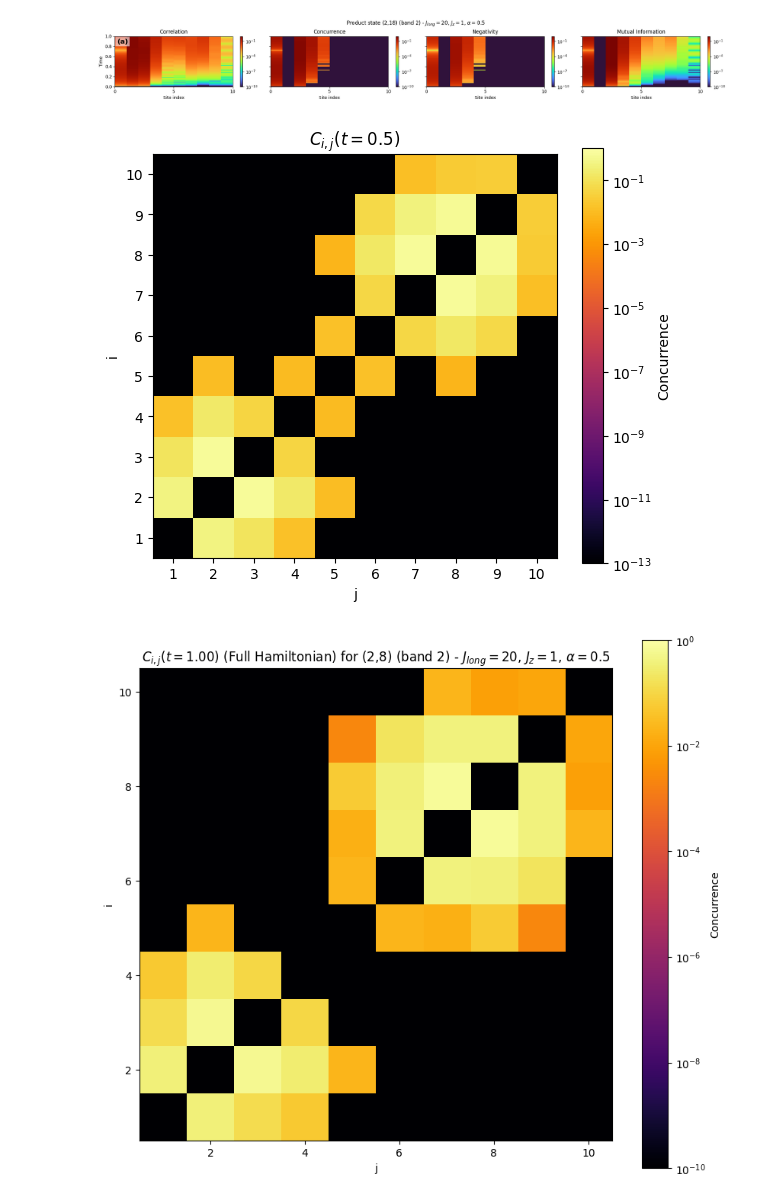
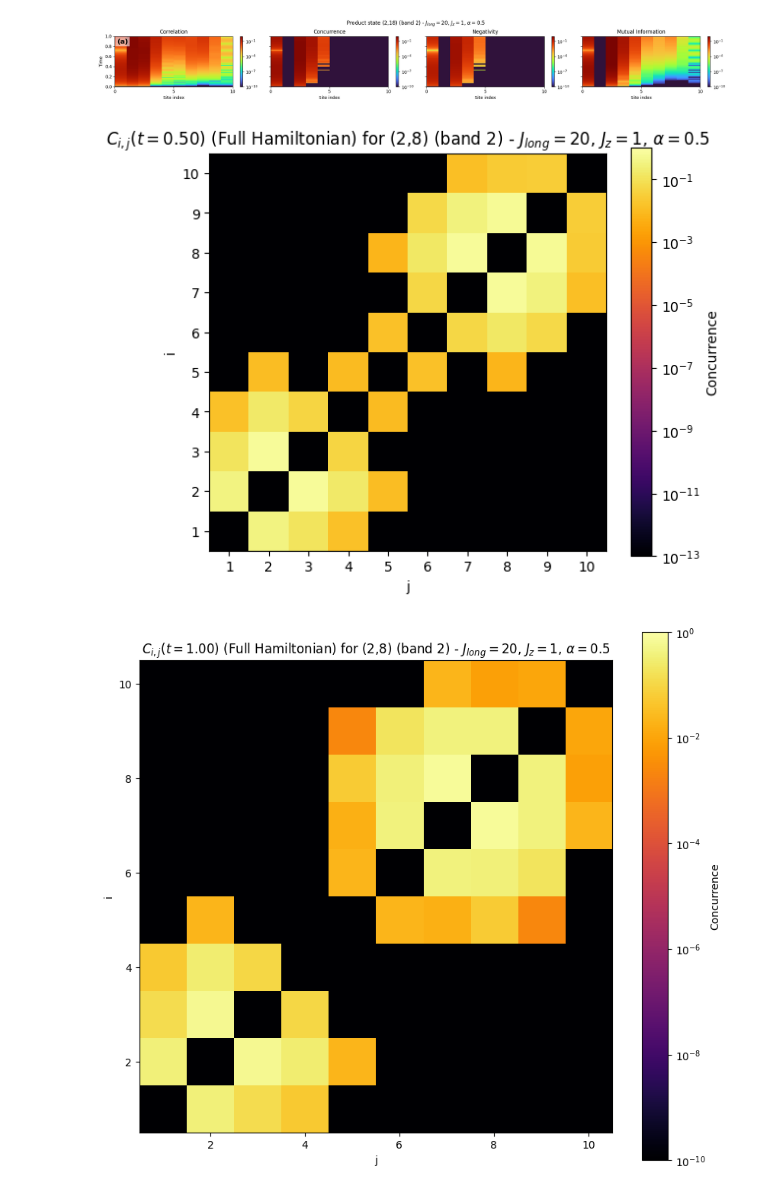
Before and after one commit to Shreyas-phys/Emergent-locality, a Jupyter notebook: paper plots/Concurrence.ipynb, the cells around one changed output. Drawn from its saved outputs; the diff is of its cells as text; code cells hidden in the pictures.

```diff
--- a/paper plots/Concurrence.ipynb
+++ b/paper plots/Concurrence.ipynb
@@ -3540,36 +3546,36 @@ vmin = 1e-13
 C_plot = C.copy()
 C_plot[C_plot < vmin] = vmin  # everything below threshold → underflow
 
 # Colormap
 cmap = plt.cm.inferno.copy()
 cmap.set_under("black")          # 👈 hard black below vmin
 
 plt.figure(figsize=(6,5))
 
 im = plt.imshow(
     C_plot,
     origin="lower",
     cmap=cmap,
     norm=colors.LogNorm(vmin=vmin, vmax=1),
     extent=[0.5, ns+0.5, 0.5, ns+0.5],
     aspect="equal"
 )
 
 plt.colorbar(im, label="Concurrence")
 
 # Ticks at lattice sites
 ticks = np.arange(1, ns+1, 1)
 plt.xticks(ticks)
 plt.yticks(ticks)
 
 plt.xlabel("j")
 plt.ylabel("i")
-plt.title(r"$C_{i,j}(t=0.5)$")
-
+plt.title(rf"$C_{{i,j}}(t={t0:.2f})$ (Full Hamiltonian) for (2,8) (band 2) - $J_{{long}}=20$, $J_z=1$, $\alpha=0.5$")
+plt.savefig(f"plt/ConcurrenceMatrix_FullH_{config}.pdf", dpi=600)
 plt.tight_layout()
 plt.show()
 # %% [output]
-[figure, old version]
+[figure, new version]
 # %%
 from collections import defaultdict
 
```
Also changed, not shown: parts of 10 cells of this notebook, 14 other files.
